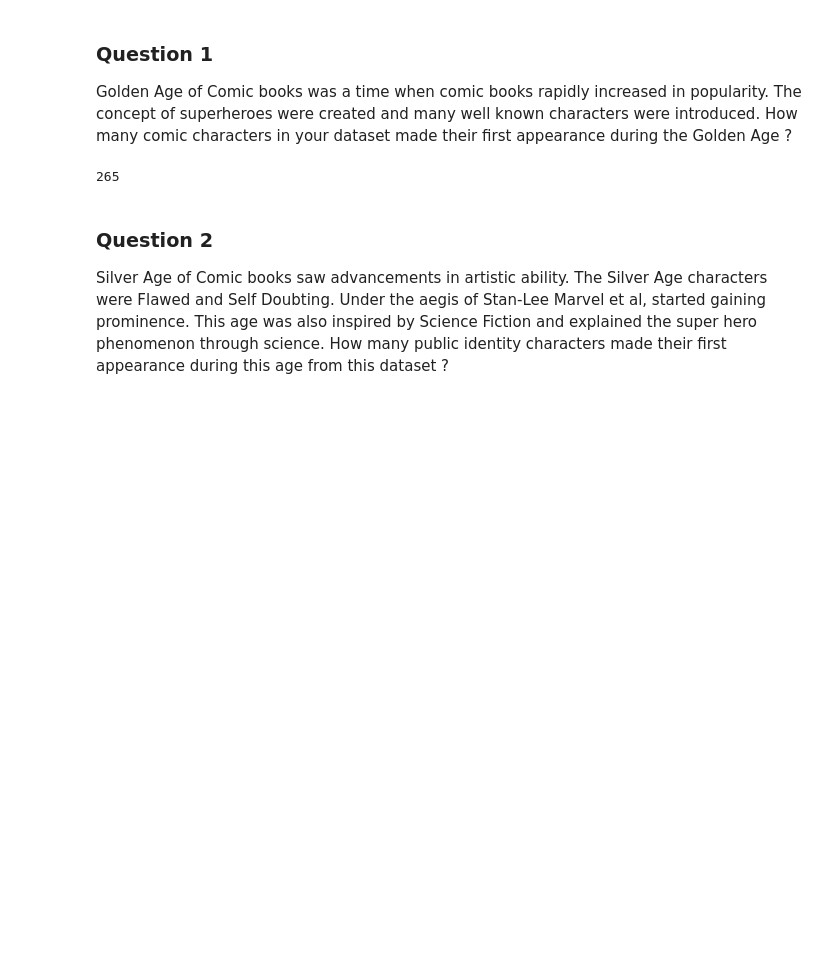
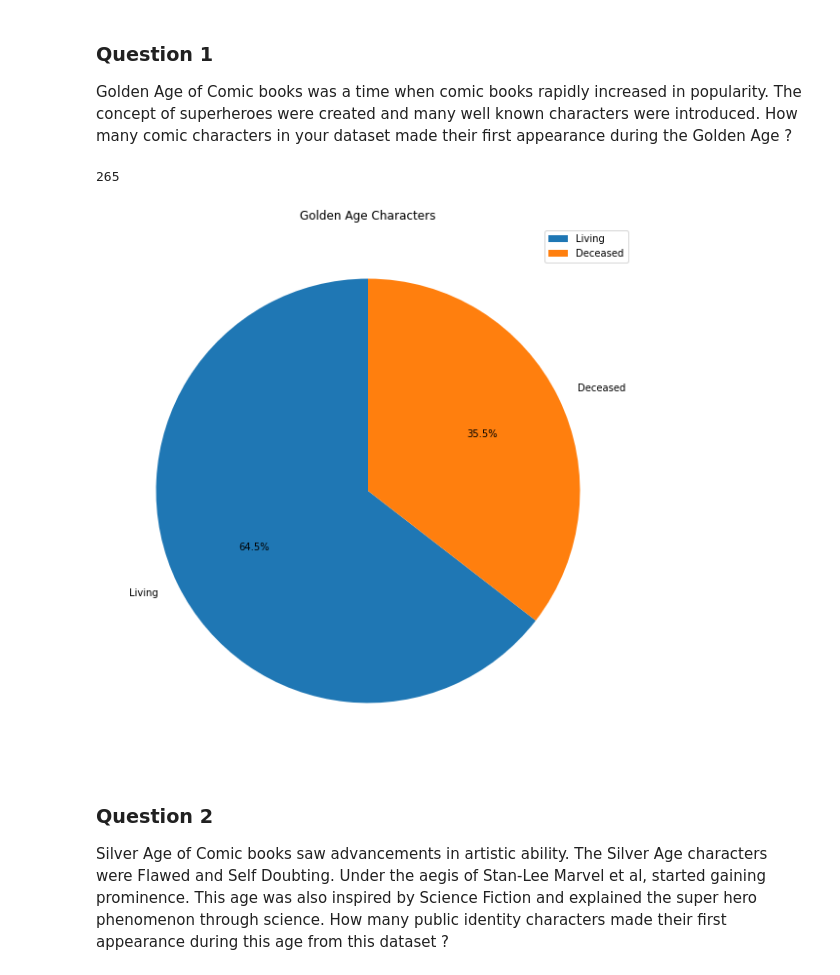
Before and after one commit to 04taurus09/DataScience, a Jupyter notebook: WebScrapping/SuperHeroes.ipynb, the cells around one changed output. Saved outputs shown, nothing was run; the diff lists cells and outputs as text; code cells hidden in the pictures; blank space fills up the shorter version.

```diff
--- a/WebScrapping/SuperHeroes.ipynb
+++ b/WebScrapping/SuperHeroes.ipynb
@@ -155,6 +156,14 @@ appearance during the Golden Age ?
 cleaned_df[((cleaned_df['timeline']>='1938-01-01') & (cleaned_df['timeline']<'1957-01-01'))].shape[0]
 # %% [output]
 265
+# %%
+golden_year = cleaned_df[((cleaned_df['timeline']>='1938-01-01') & (cleaned_df['timeline']<'1957-01-01'))]
+plt.figure(figsize=(10,10))
+plt.pie(golden_year['alive'].value_counts(),labels=['Living','Deceased'], autopct='%1.1f%%',startangle=90)
+plt.legend()
+plt.title('Golden Age Characters');
+# %% [output]
+[figure, added]
 # %% [markdown]
 ### Question 2
 Silver Age of Comic books saw
```
Also changed, not shown: parts of 3 cells of this notebook.
